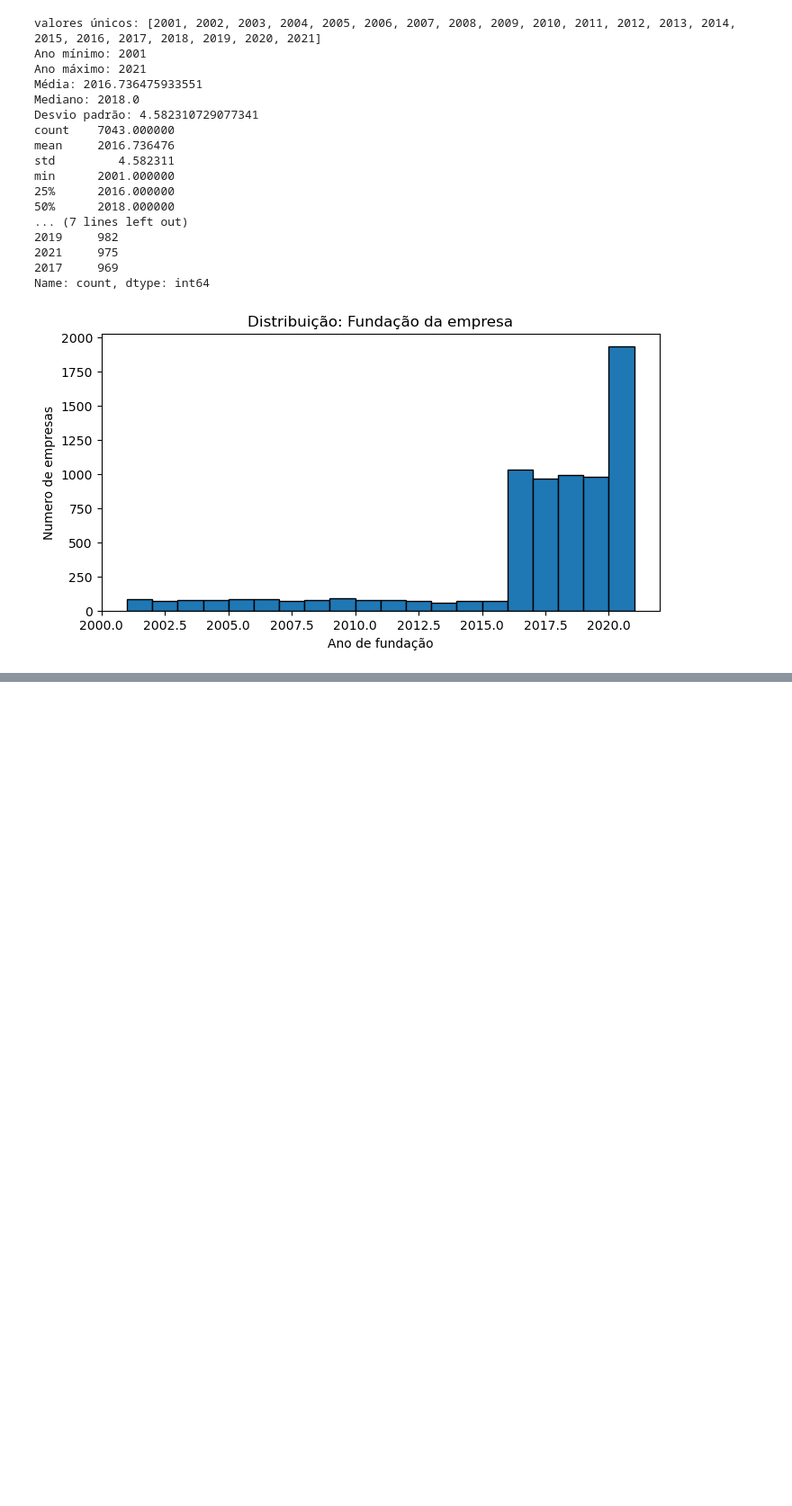
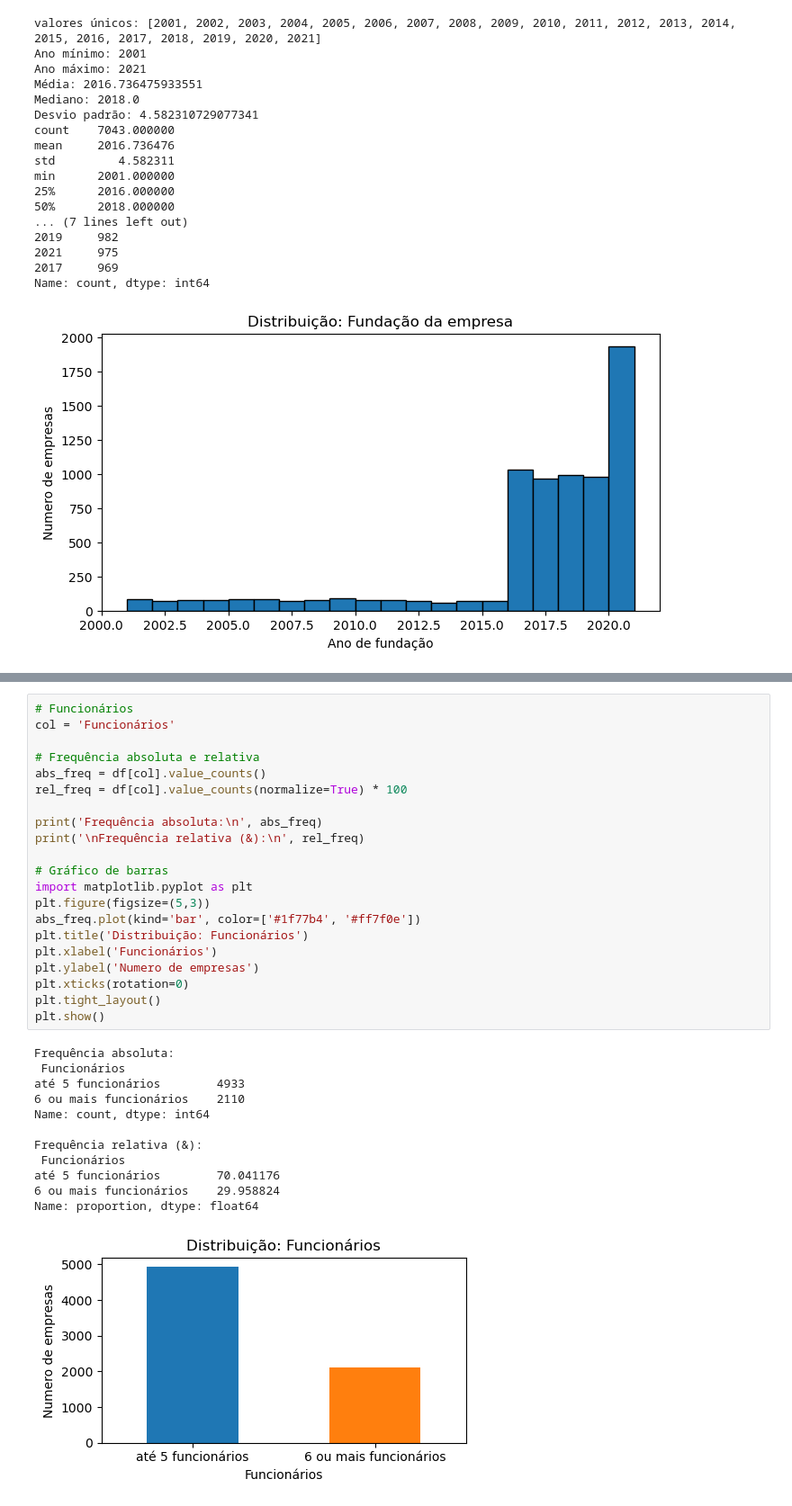
Before and after one commit to jrcomitre/analise-de-churn, a Jupyter notebook: churn.ipynb, the cells around one changed output, grey strips where cells are left out. Shown: that part at 90% size. Saved outputs shown, nothing was run; the diff lists cells and outputs as text; blank space fills up the shorter version.

Commit message:
feat: Funcionários

```diff
--- a/churn.ipynb
+++ b/churn.ipynb
@@ -181,0 +217,34 @@ Name: count, dtype: int64
+# %%
+# Funcionários
+col = 'Funcionários'
+
+# Frequência absoluta e relativa
+abs_freq = df[col].value_counts()
+rel_freq = df[col].value_counts(normalize=True) * 100
+
+print('Frequência absoluta:\n', abs_freq)
+print('\nFrequência relativa (&):\n', rel_freq)
+
+# Gráfico de barras
+import matplotlib.pyplot as plt
+plt.figure(figsize=(5,3))
+abs_freq.plot(kind='bar', color=['#1f77b4', '#ff7f0e'])
+plt.title('Distribuição: Funcionários')
+plt.xlabel('Funcionários')
+plt.ylabel('Numero de empresas')
+plt.xticks(rotation=0)
+plt.tight_layout()
+plt.show()
+# %% [output]
+Frequência absoluta:
+ Funcionários
+até 5 funcionários        4933
+6 ou mais funcionários    2110
+Name: count, dtype: int64
+
+Frequência relativa (&):
+ Funcionários
+até 5 funcionários        70.041176
+6 ou mais funcionários    29.958824
+Name: proportion, dtype: float64
+[figure, added]
```
Also changed, not shown: parts of 1 cell of this notebook.
